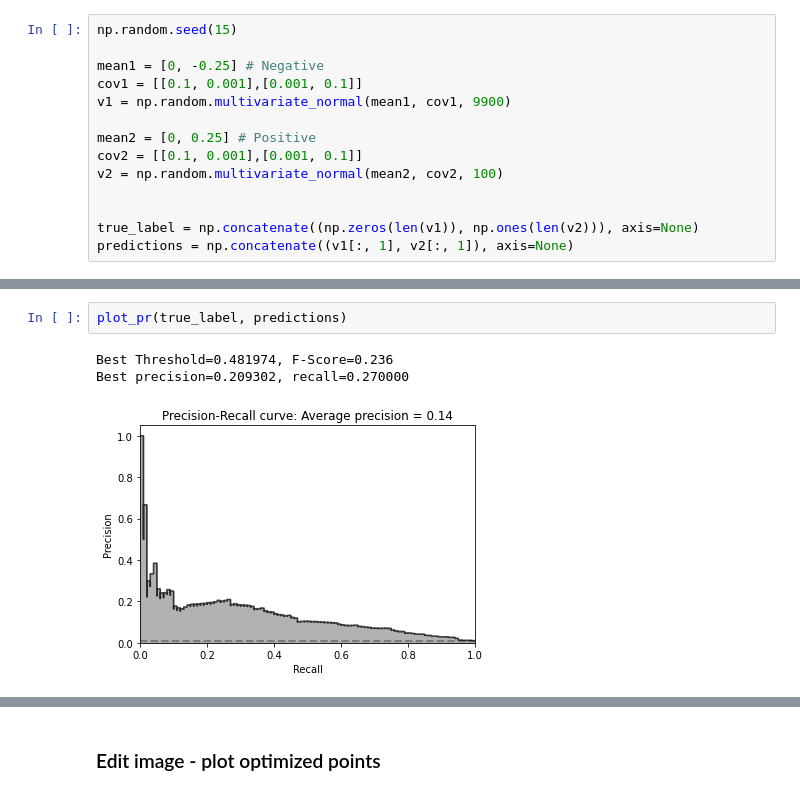
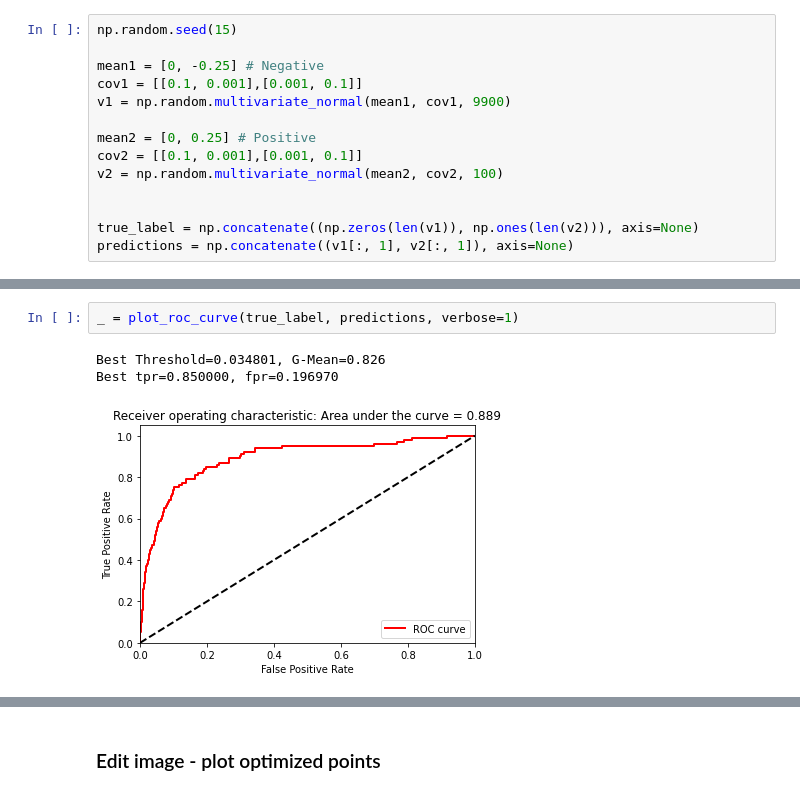
Before and after one commit to csazevedo/roc_pr_post, a Jupyter notebook: notebooks/plots.ipynb, the cells around one changed output, grey strips where cells are left out. Saved outputs shown, nothing was run; the diff lists cells and outputs as text.

```diff
--- a/notebooks/plots.ipynb
+++ b/notebooks/plots.ipynb
@@ -292,6 +263,6 @@ Best tpr=0.850000, fpr=0.196970
-# %%
-plot_pr(true_label, predictions)
-# %% [output]
-Best Threshold=0.481974, F-Score=0.236
-Best precision=0.209302, recall=0.270000
-[figure, removed]
+# %%
+_ = plot_roc_curve(true_label, predictions, verbose=1)
+# %% [output]
+Best Threshold=0.034801, G-Mean=0.826
+Best tpr=0.850000, fpr=0.196970
+[figure, added]
```
Also changed, not shown: parts of 13 cells of this notebook, 3 other files.
